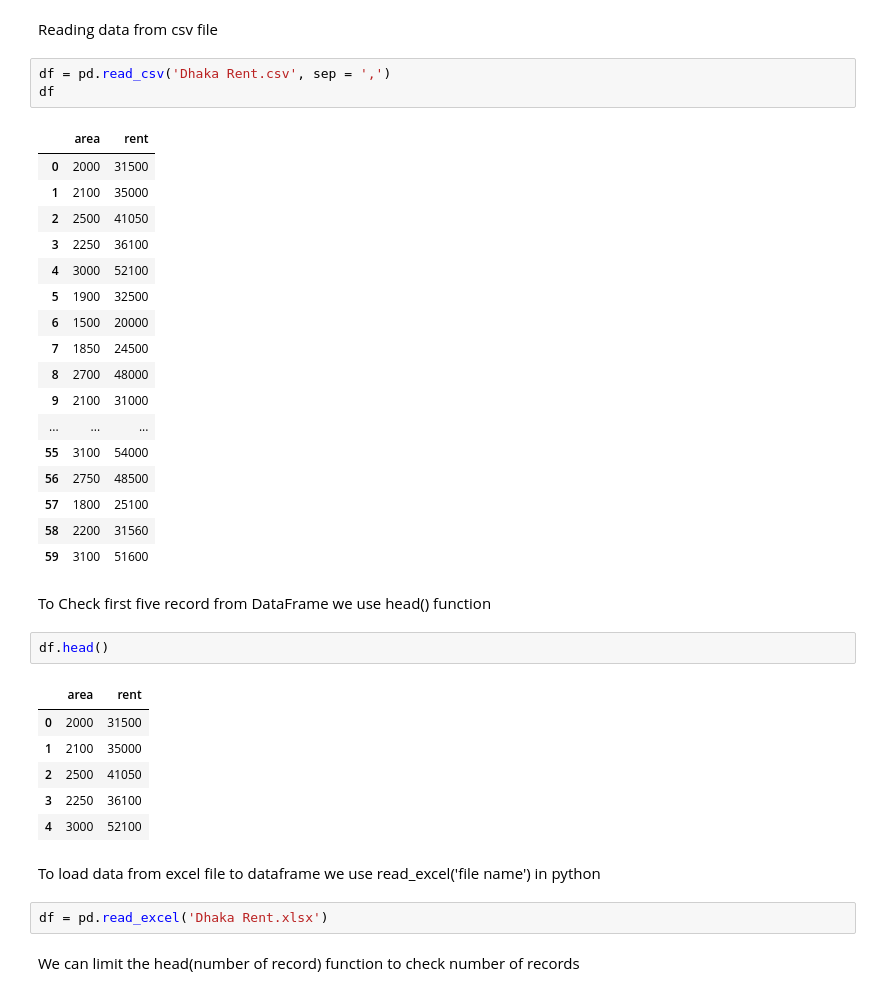
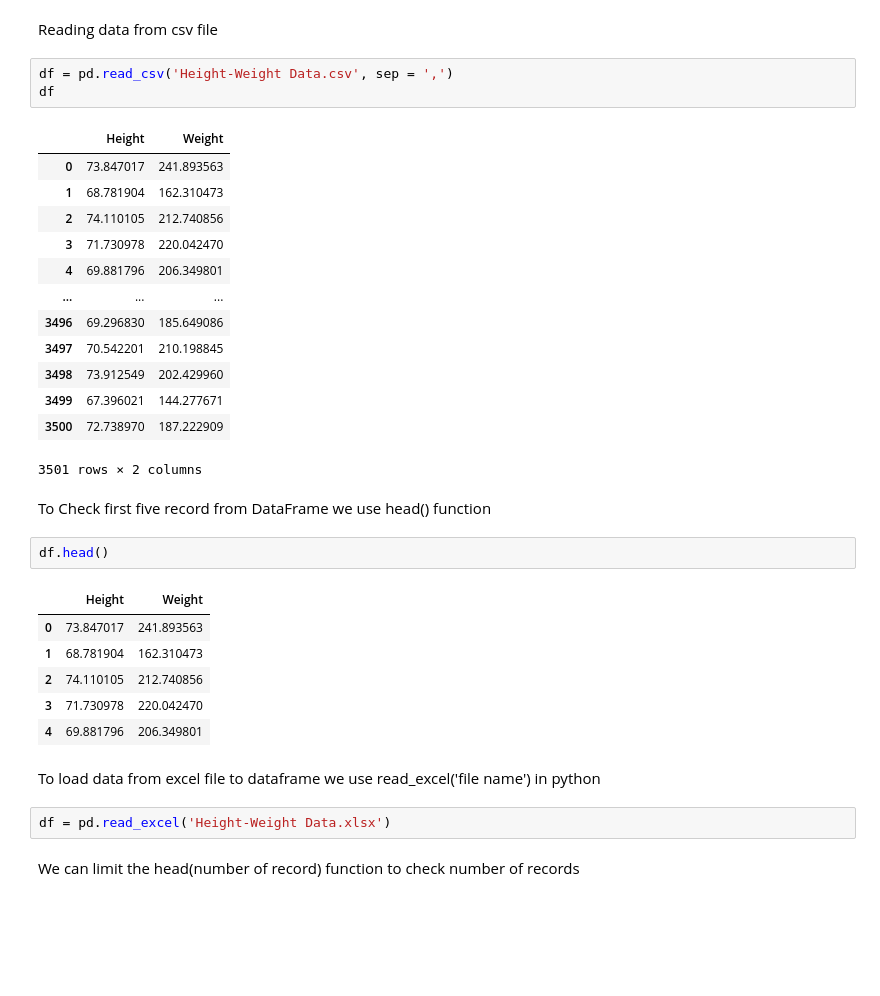
Before and after one commit to amitranjandas-ds/assignment_04, a Jupyter notebook: Assignment_o4_code.ipynb, the cells around one changed output. Drawn from its saved outputs; the diff is of its cells as text; blank space fills up the shorter version.

```diff
--- a/Assignment_o4_code.ipynb
+++ b/Assignment_o4_code.ipynb
@@ -27,41 +27,37 @@ from matplotlib import pyplot as plt
 # %% [markdown]
 Reading data from csv file
 # %%
-df = pd.read_csv('Dhaka Rent.csv', sep = ',')
+df = pd.read_csv('Height-Weight Data.csv', sep = ',')
 df
 # %% [output]
-|  | area | rent |
-| 0 | 2000 | 31500 |
-| 1 | 2100 | 35000 |
-| 2 | 2500 | 41050 |
-| 3 | 2250 | 36100 |
-| 4 | 3000 | 52100 |
-| 5 | 1900 | 32500 |
-| 6 | 1500 | 20000 |
-| 7 | 1850 | 24500 |
-| 8 | 2700 | 48000 |
-| 9 | 2100 | 31000 |
+|  | Height | Weight |
+| 0 | 73.847017 | 241.893563 |
+| 1 | 68.781904 | 162.310473 |
+| 2 | 74.110105 | 212.740856 |
+| 3 | 71.730978 | 220.042470 |
+| 4 | 69.881796 | 206.349801 |
 | ... | ... | ... |
-| 55 | 3100 | 54000 |
-| 56 | 2750 | 48500 |
-| 57 | 1800 | 25100 |
-| 58 | 2200 | 31560 |
-| 59 | 3100 | 51600 |
+| 3496 | 69.296830 | 185.649086 |
+| 3497 | 70.542201 | 210.198845 |
+| 3498 | 73.912549 | 202.429960 |
+| 3499 | 67.396021 | 144.277671 |
+| 3500 | 72.738970 | 187.222909 |
+3501 rows × 2 columns
 # %% [markdown]
 To Check first five record from DataFrame we use head() function
 # %%
 df.head()
 # %% [output]
-|  | area | rent |
-| 0 | 2000 | 31500 |
-| 1 | 2100 | 35000 |
-| 2 | 2500 | 41050 |
-| 3 | 2250 | 36100 |
-| 4 | 3000 | 52100 |
+|  | Height | Weight |
+| 0 | 73.847017 | 241.893563 |
+| 1 | 68.781904 | 162.310473 |
+| 2 | 74.110105 | 212.740856 |
+| 3 | 71.730978 | 220.042470 |
+| 4 | 69.881796 | 206.349801 |
 # %% [markdown]
 To load data from excel file to dataframe we use read_excel('file name') in python
 # %%
-df = pd.read_excel('Dhaka Rent.xlsx')
+df = pd.read_excel('Height-Weight Data.xlsx')
 # %% [markdown]
 We can limit the head(number of record) function to check number of records
 # %%
```
Also changed, not shown: parts of 32 cells of this notebook, 1 other file.
